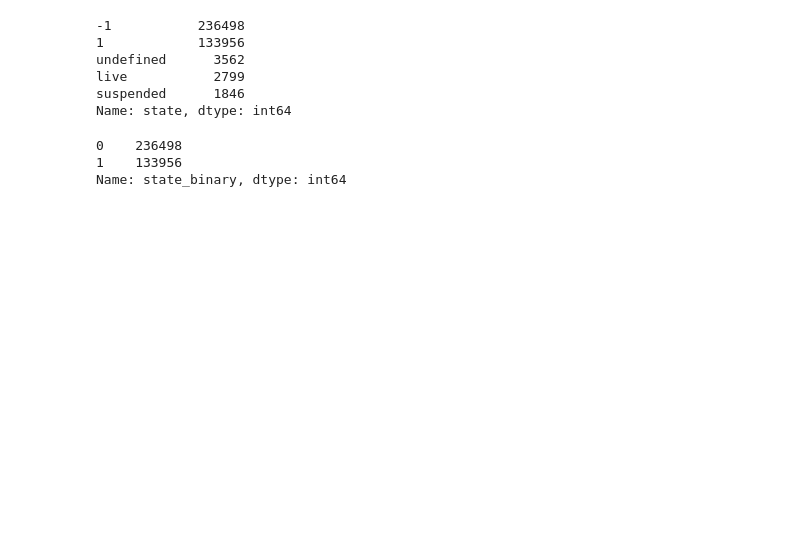
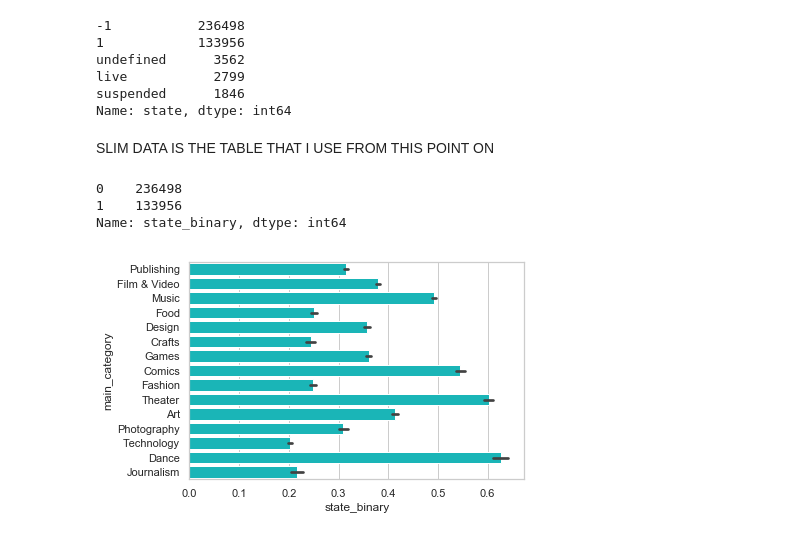
Before and after one commit to Gidoren/cmps144_project, a Jupyter notebook: kickstarter_project.ipynb, the cells around one changed output. Saved outputs shown, nothing was run; the diff lists cells and outputs as text; code cells hidden in the pictures; blank space fills up the shorter version.

```diff
--- a/kickstarter_project.ipynb
+++ b/kickstarter_project.ipynb
@@ -260,15 +268,21 @@ undefined      3562
 live           2799
 suspended      1846
 Name: state, dtype: int64
+# %% [markdown]
+SLIM DATA IS THE TABLE THAT I USE FROM THIS POINT ON
 # %%
-#slim data drops undefined, live and suspended
+#slim data drops "undefined", "live" and "suspended"
 slim_data = data.copy()
-#slim_data = slim_data[slim_data.state_binary == 1]
 indexNames = slim_data[ (slim_data['state_binary'] != 1) & (slim_data['state_binary'] != 0) ].index
 slim_data.drop(indexNames , inplace=True)
+print(slim_data['state_binary'].value_counts());
+# %% [output]
+0    236498
+1    133956
+Name: state_binary, dtype: int64
-# %%
-print(slim_data['state_binary'].value_counts());
-# %% [output]
-0    236498
-1    133956
-Name: state_binary, dtype: int64
+# %%
+#Average success rate based on category
+sns.barplot('state_binary','main_category', data=slim_data, color="darkturquoise")
+plt.show()
+# %% [output]
+[figure, added]
```
Also changed, not shown: parts of 11 cells of this notebook.
